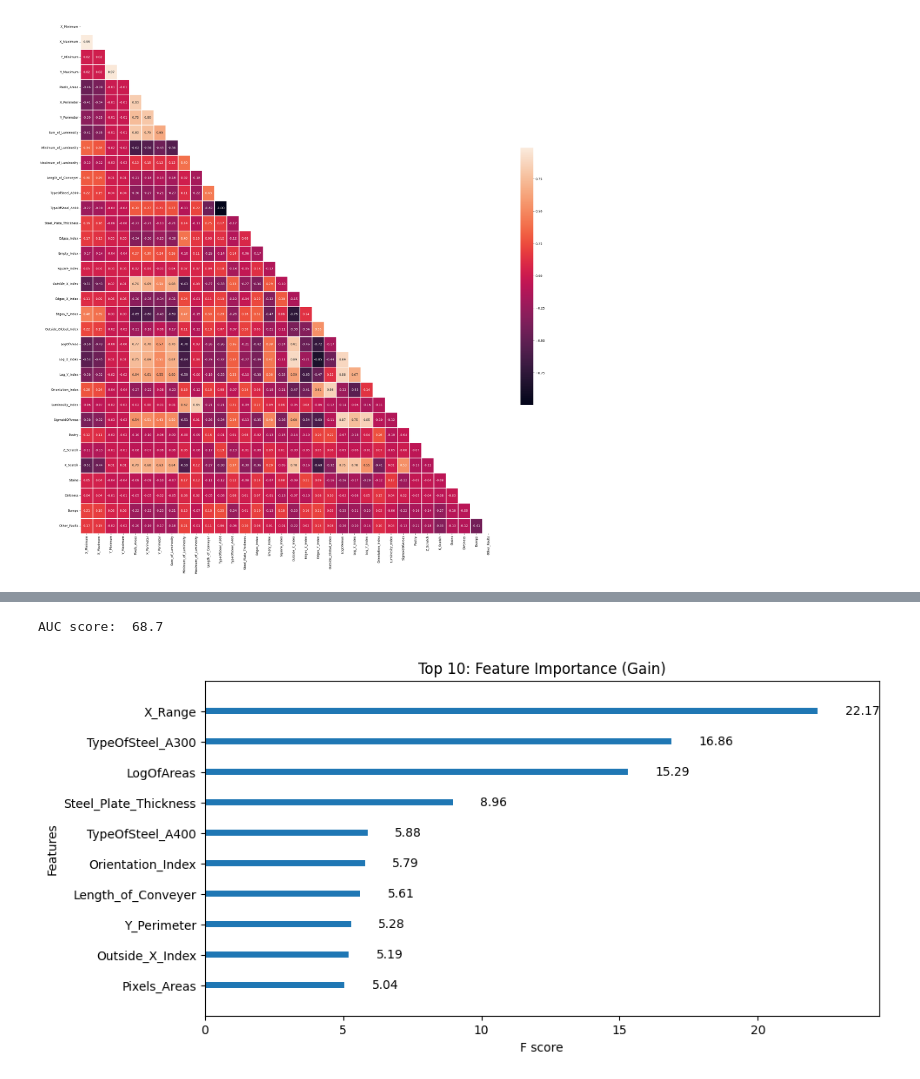
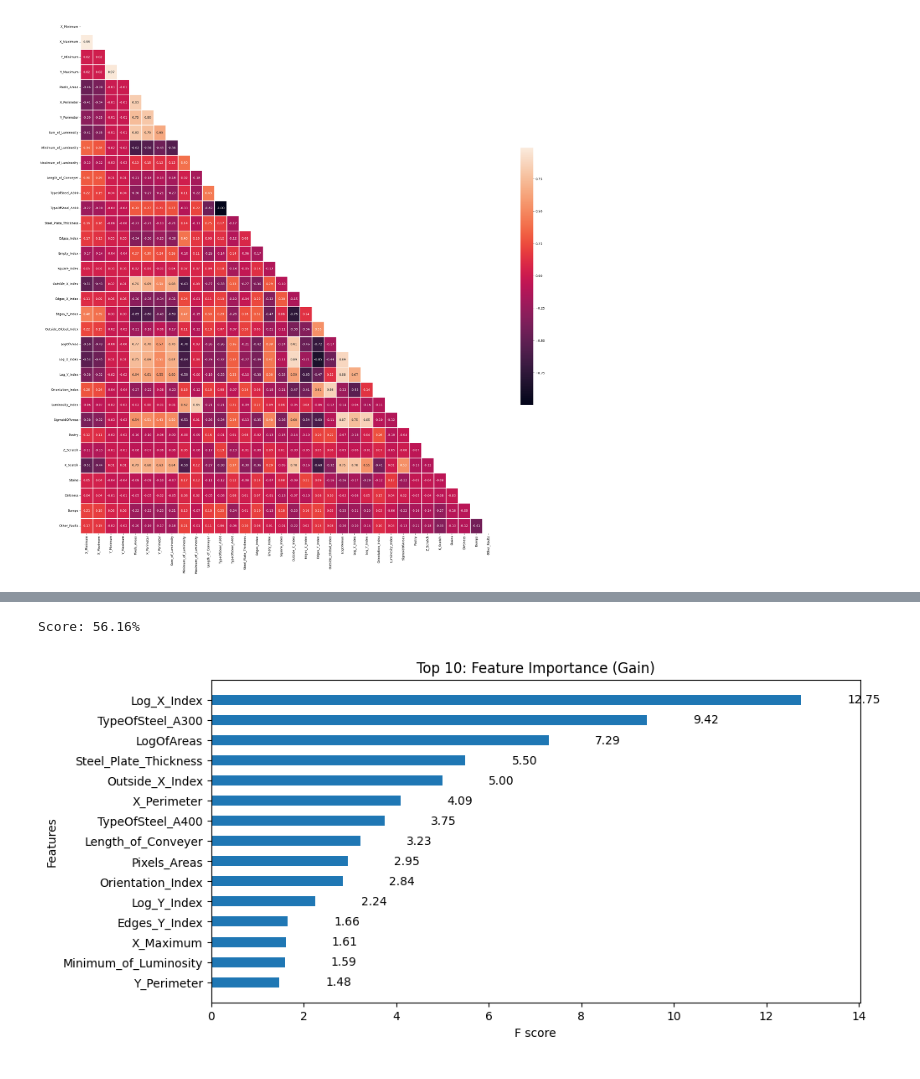
Before and after one commit to chalseoko/steel_plate_defect_prediction, a Jupyter notebook: steel-plate-defect-prediction.ipynb, the cells around one changed output, grey strips where cells are left out. Saved outputs shown, nothing was run; the diff lists cells and outputs as text; code cells hidden in the pictures.

Commit message:
Kaggle Notebook | Steel Plate Defect Prediction  | Version 2 - Baseline model submission

```diff
--- a/steel-plate-defect-prediction.ipynb
+++ b/steel-plate-defect-prediction.ipynb
@@ -103,22 +90,18 @@ All Features:
 # %%
-def get_fitted_xgboost_model(data):
-    scaler = StandardScaler()
-    transformed_data = scaler.fit_transform(data)
-    auc_scores = dict()
+def get_fitted_xgboost_model(data, params = {}):
+    transformed_data = StandardScaler().fit_transform(data)
 
     X = pd.DataFrame(transformed_data, columns=data.columns.values).drop(columns=target_features)
-    y = data[target_features]
+    y = data[target_features].idxmax(1).map({'Pastry':0, 'Z_Scratch':1,'K_Scatch':2,'Stains':3,
+                                             'Dirtiness':4,'Bumps':5,'Other_Faults':6})
+    X_train, X_test, y_train, y_test = train_test_split(X, y, test_size=0.33)
 
-    X_train, X_test, y_train, y_test = train_test_split(X, y, test_size=0.33)
-    xgb = XGBClassifier(objective='binary:logistic',
-                            eval_metric='auc',
-                            random_state=42, n_jobs=-1)
-    xgb.fit(X_train, y_train)
-    return xgb, X_test, y_test
-
-xgb = get_fitted_xgboost_model(train_data)
-y_pred = xgb[0].predict(xgb[1])
-
-print("AUC score: ", round(roc_auc_score(xgb[2], y_pred) * 100, 2))
+    clf = XGBClassifier(**params)
+    clf.fit(X_train, y_train, eval_set=[(X_train, y_train), (X_test, y_test)], verbose=False)
+    return clf, X_test, y_test
-# %% [output]
-AUC score:  68.7
+# %%
+clf, X_test, y_test = get_fitted_xgboost_model(train_data)
+y_proba = pd.DataFrame(clf.predict_proba(X_test), columns=target_features, index=y_test.index)
+print('Score: %.2f' % (clf.score(X_test, y_test)*100) + '%\n')
+# %% [output]
+Score: 56.16%
@@ -125,9 +110,9 @@ AUC score:  68.7
 # %%
 fig, ax = plt.subplots(1,1,figsize=(10,5))
-plot_importance(xgb[0], grid=False, importance_type='gain',
-                values_format="{v:.2f}", ax=ax, max_num_features=10,
-               title="Top 10: Feature Importance (Gain)")
+plot_importance(clf, grid=False, importance_type='gain',
+                values_format="{v:.2f}", ax=ax, max_num_features=15,
+                height=.5, title="Top 10: Feature Importance (Gain)")
 plt.show()
 # %% [output]
-[figure, old version]
+[figure, new version]
 # %%
```
Also changed, not shown: parts of 6 cells of this notebook.
